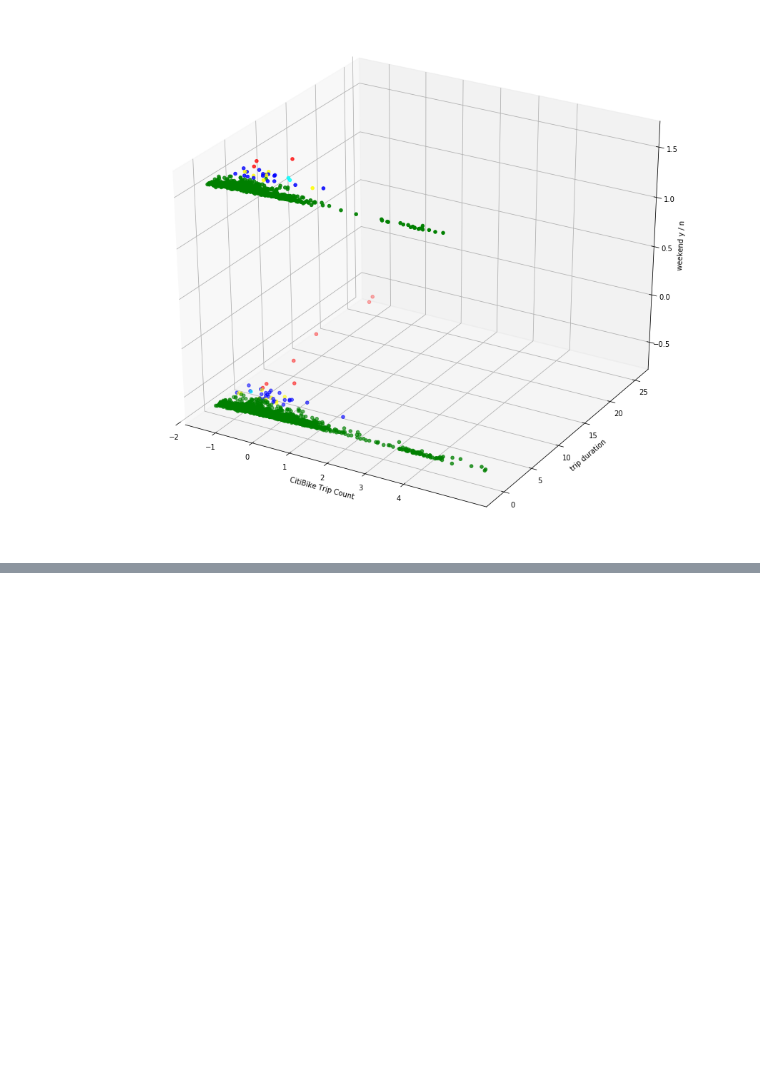
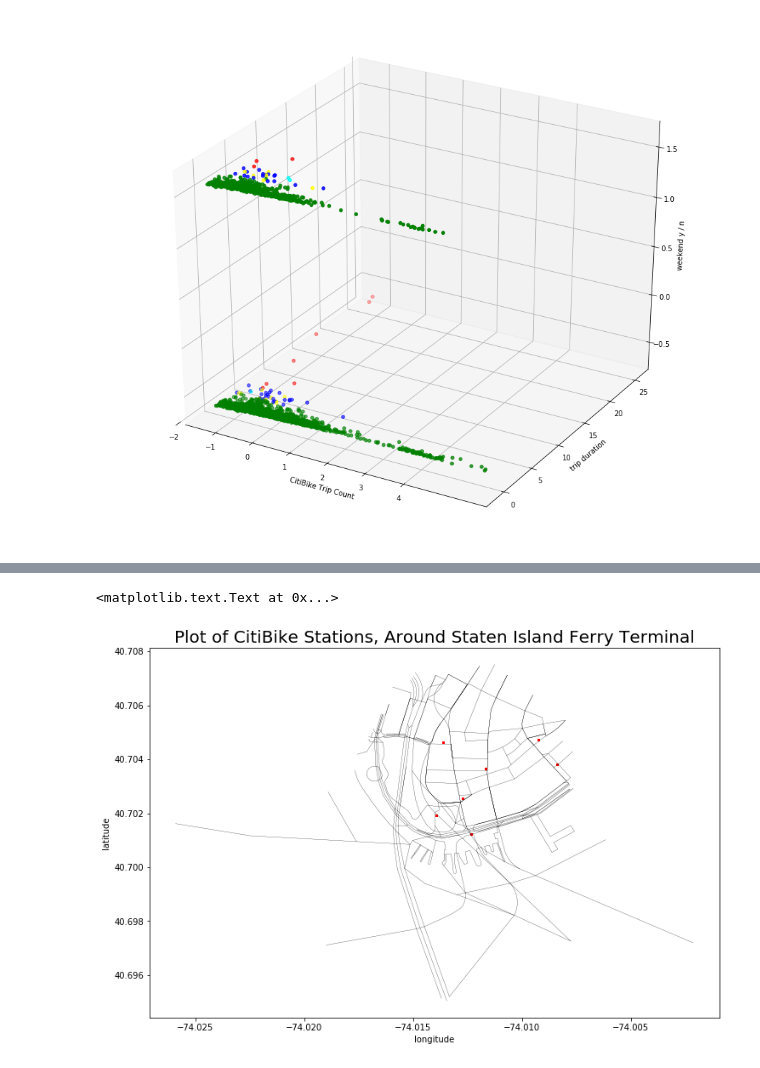
Before and after one commit to gperrin12/anomaly_detection_NYC_transit, a Jupyter notebook: Citi_Month_Stat_Agg.ipynb, the cells around one changed output, grey strips where cells are left out. Saved outputs shown, nothing was run; the diff lists cells and outputs as text; code cells hidden in the pictures; blank space fills up the shorter version.

Commit message:
adding staten island analysis

```diff
--- a/Citi_Month_Stat_Agg.ipynb
+++ b/Citi_Month_Stat_Agg.ipynb
@@ -723,0 +738,11 @@ plt.show()
+# %%
+# create MSG buffer
+d = {'latitude': latlon_list[0], 'longitude': latlon_list[1]}
+MSG = pd.DataFrame(data=d, index=[0])
+geometry_MSG = [Point(xy) for xy in zip(MSG.longitude, MSG.latitude)]
+crs = {'init': 'epsg:4326'}
+MSG_gp = GeoDataFrame(crs=crs, geometry=geometry_MSG)
+# %%
+#create buffer
+MSG_gp['geometry'] = MSG_gp.geometry.buffer(.005)
+MSG_gp.head()
@@ -723,0 +752,3 @@ plt.show()
+# %%
+# only keep points within MSG buffer
+citi_df_total_subset = citi_df_total_subset[citi_df_total_subset.geometry.intersects(MSG_gp.geometry[0])]
@@ -723,0 +768,17 @@ plt.show()
+# %%
+# read in NYC street shapefile
+
+ny_streets = ny_streets_raw[ny_streets_raw.geometry.intersects(MSG_gp.geometry[0])]
+# %%
+# is there a way to easily plot each color differently? I have this color column highlighting outliers!
+
+MSG_sample = citi_df_total_subset.sample(n=1000)
+f, (ax1) = plt.subplots(figsize=(12,8))
+MSG_sample.plot(alpha=0.5, ax=ax1, color = 'red')
+ny_streets['geometry'].plot(alpha=1, linewidth=0.25, ax=ax1, color = '0')
+ax1.set_title("Plot of CitiBike Stations, Around Staten Island Ferry Terminal", fontsize=20)
+plt.xlabel("longitude")
+plt.ylabel("latitude")
+# %% [output]
+<matplotlib.text.Text at 0x...>
+[figure, added]
```
Also changed, not shown: parts of 21 cells of this notebook.
